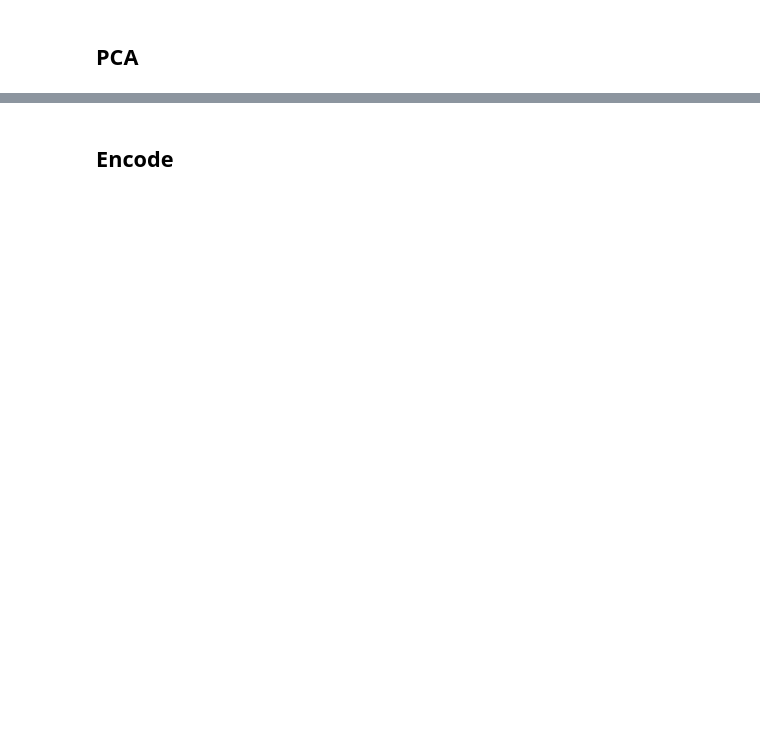
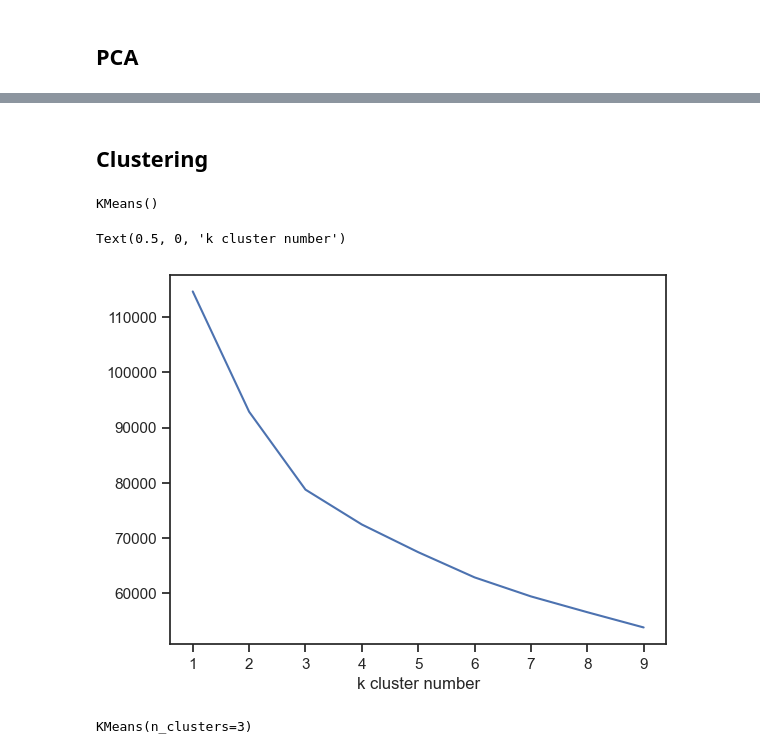
Before and after one commit to SophieMartusewicz/lewagonXfemtasy, a Jupyter notebook: SophieMart Cleaning Data.ipynb, the cells around one changed output, grey strips where cells are left out. Drawn from its saved outputs; the diff is of its cells as text; code cells hidden in the pictures; blank space fills up the shorter version.

```diff
--- a/SophieMart Cleaning Data.ipynb
+++ b/SophieMart Cleaning Data.ipynb
@@ -1008,0 +1066,5 @@ TypeError: The DType <class 'numpy.dtype[datetime64]'> could not be promoted by
+# %%
+#New dataframe used for clustering
+X_proj = pca.transform(new_X)
+X_proj = pd.DataFrame(X_proj)
+X_proj
@@ -1009,2 +1107,2 @@ TypeError: The DType <class 'numpy.dtype[datetime64]'> could not be promoted by
 # %% [markdown]
-## Encode
+## Clustering
@@ -1012,0 +1111,25 @@ from sklearn.preprocessing import OneHotEncoder
+# %%
+# Fit K-means
+km = KMeans()
+km.fit(X_proj)
+# %% [output]
+KMeans()
+# %%
+inertias = []
+ks = range(1,10)
+
+for k in ks:
+    km_test = KMeans(n_clusters=k).fit(X_proj)
+    inertias.append(km_test.inertia_)
+
+plt.plot(ks, inertias)
+plt.xlabel('k cluster number')
+# %% [output]
+Text(0.5, 0, 'k cluster number')
+[figure, added]
+# %%
+# Fit K-means with proper n of clusters
+km = KMeans(n_clusters=3)
+km.fit(X_proj)
+# %% [output]
+KMeans(n_clusters=3)
```
Also changed, not shown: parts of 39 cells of this notebook.
